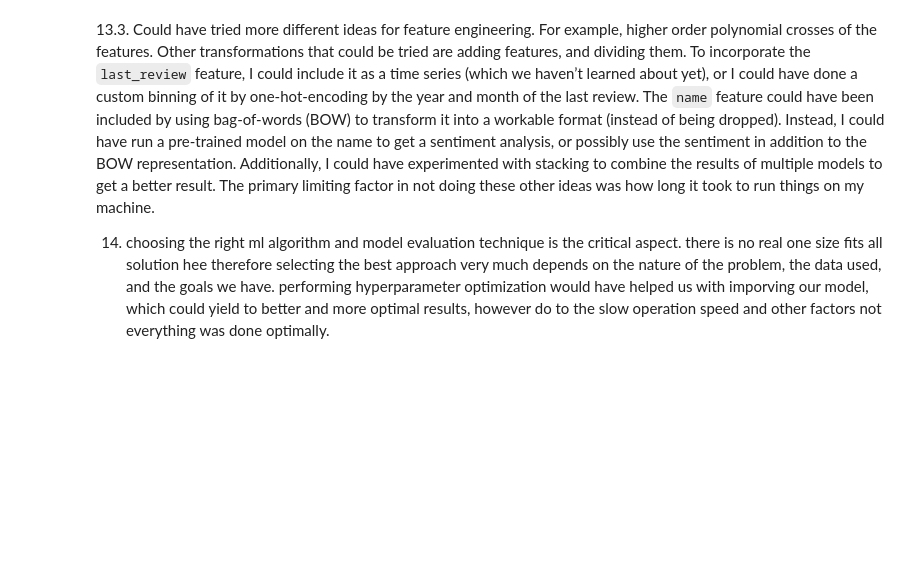
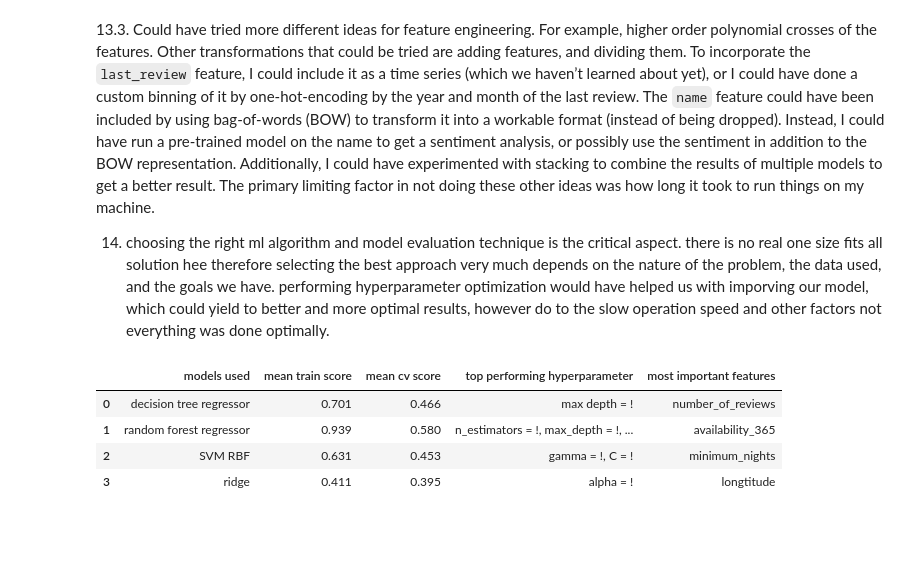
Before and after one commit to sarphion/cpsc330_hw5, a Jupyter notebook: hw5.ipynb, the cells around one changed output. Cells and saved outputs as stored; diff of their text form; code cells hidden in the pictures; blank space fills up the shorter version.

```diff
--- a/hw5.ipynb
+++ b/hw5.ipynb
@@ -1095,3 +1099,20 @@ _Points:_ 12
+# %%
+# 13.1
+data = {
+    "models used": ["decision tree regressor", "random forest regressor", "SVM RBF", "ridge"],
+    "mean train score": [0.701, 0.939, 0.631, 0.411],
+    "mean cv score": [0.466, 0.580, 0.453, 0.395],
+    "top performing hyperparameter": ["max depth = !", "n_estimators = !, max_depth = !, max_features = !", "gamma = !, C = !", "alpha = !"],
+    "most important features": ["number_of_reviews", "availability_365", "minimum_nights", "longtitude"],
+}
+
+pd.DataFrame(data)
+# %% [output]
+|  | models used | mean train score | mean cv score | top performing hyperparameter | most important features |
+| 0 | decision tree regressor | 0.701 | 0.466 | max depth = ! | number_of_reviews |
+| 1 | random forest regressor | 0.939 | 0.580 | n_estimators = !, max_depth = !, ... | availability_365 |
+| 2 | SVM RBF | 0.631 | 0.453 | gamma = !, C = ! | minimum_nights |
+| 3 | ridge | 0.411 | 0.395 | alpha = ! | longtitude |
 # %%
 ...
 # %% [markdown]
```
Also changed, not shown: parts of 19 cells of this notebook, 1 other file.
